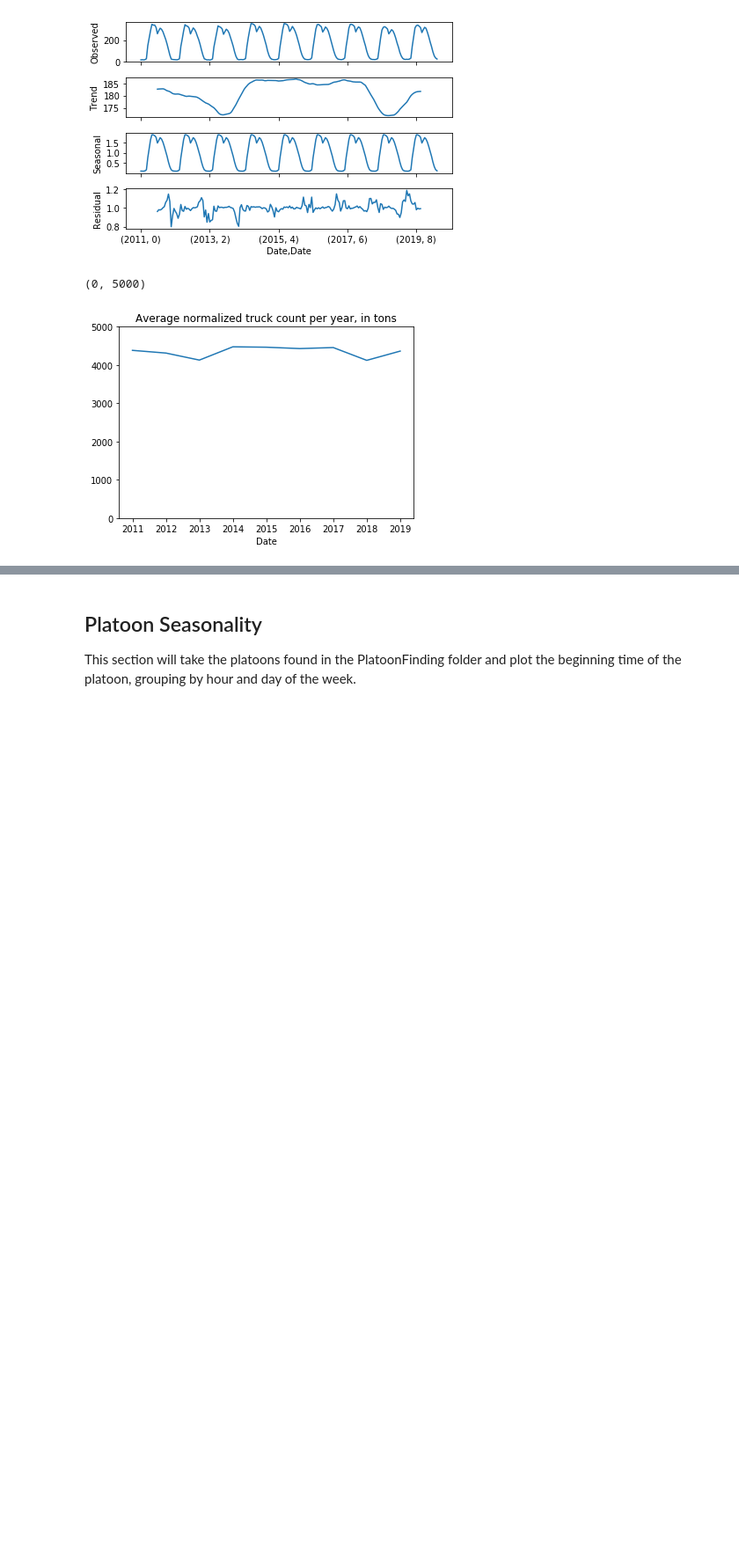
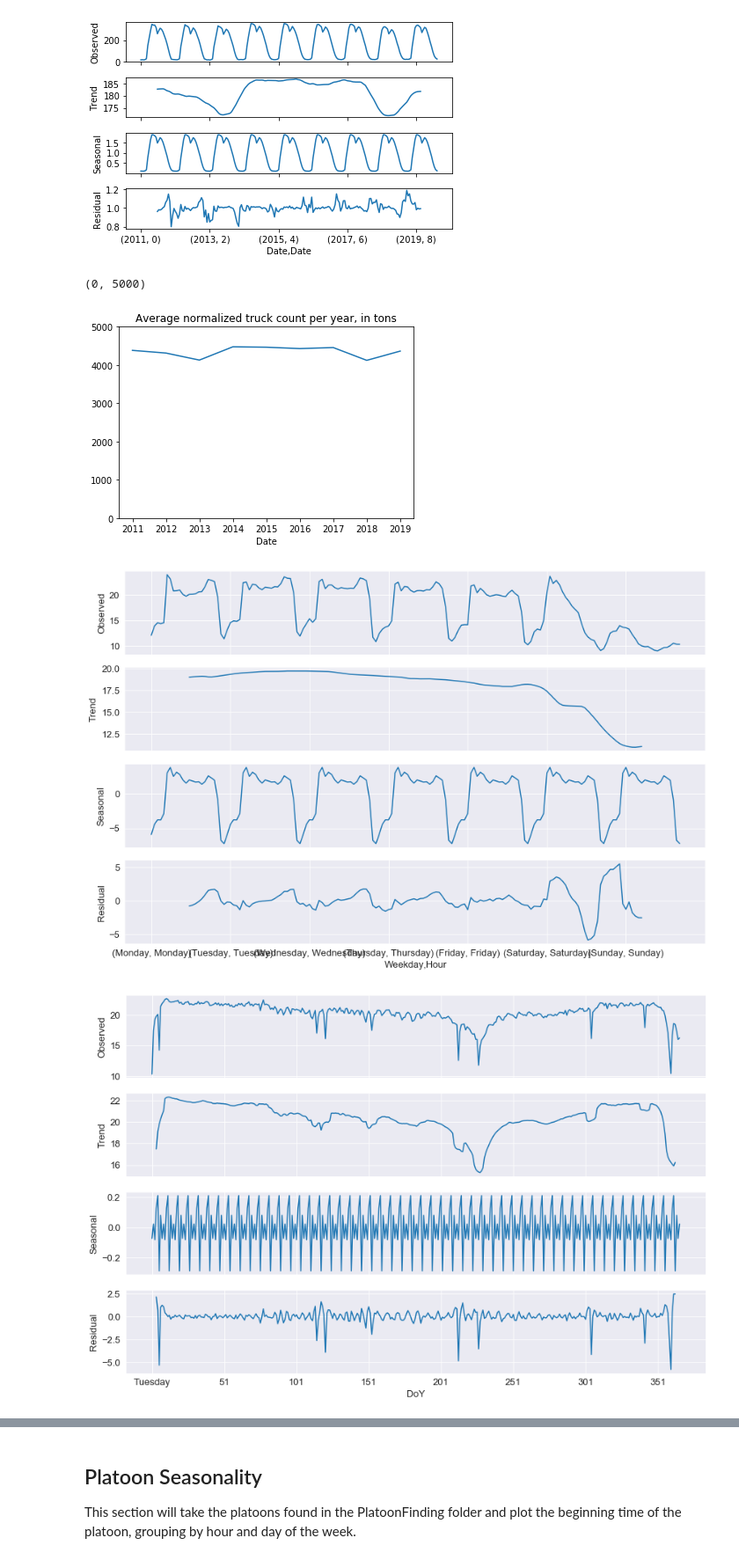
Before and after one commit to isdabelle/DigitalTwinBridges, a Jupyter notebook: Seasonality.ipynb, the cells around one changed output, grey strips where cells are left out. Shown at 88% size. Drawn from its saved outputs; the diff is of its cells as text; code cells hidden in the pictures; blank space fills up the shorter version.

```diff
--- a/Seasonality.ipynb
+++ b/Seasonality.ipynb
@@ -8,4 +8,7 @@ import pandas as pd
 import matplotlib.pyplot as plt
 import matplotlib.dates as mdates
 from statsmodels.tsa.seasonal import seasonal_decompose
-from matplotlib import pyplot
+import seaborn as sns
+sns.set_style('darkgrid')
+plt.rc('figure',figsize=(12,8))
+plt.rc('font',size=13)
@@ -369,0 +209,7 @@ ax.set_ylim(0, 5000)
+# %%
+for station in stations:
+    weight_seasonality(station, 'daily')
+    weight_seasonality(station, 'weekly')
+# %% [output]
+[figure, added]
+[figure, added]
```
Also changed, not shown: parts of 38 cells of this notebook, 2 other files.
